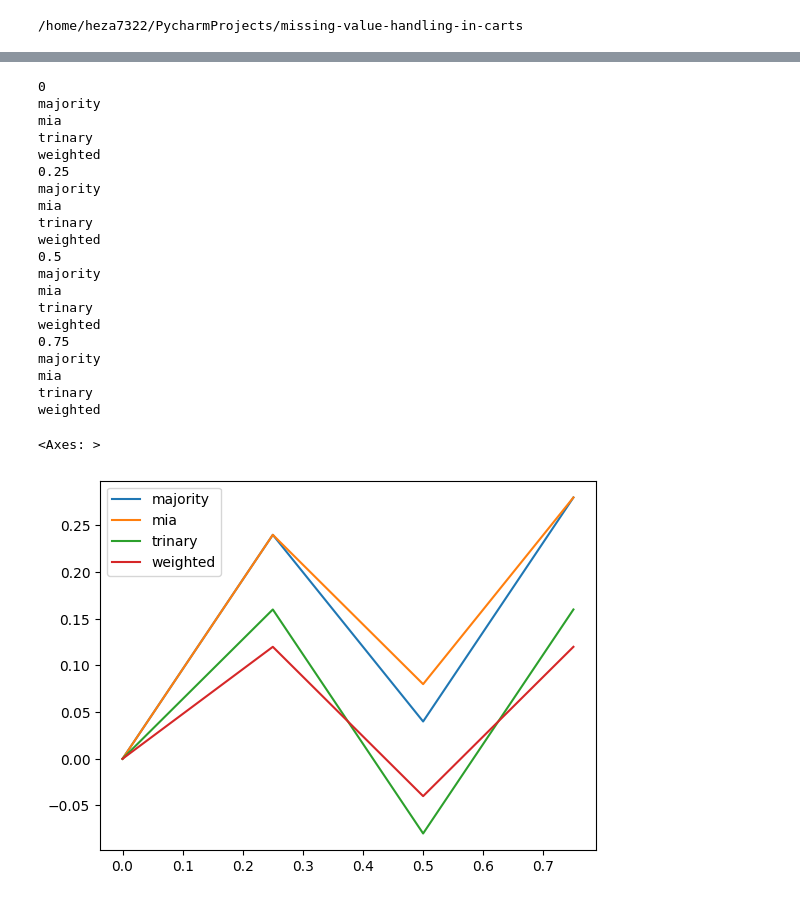
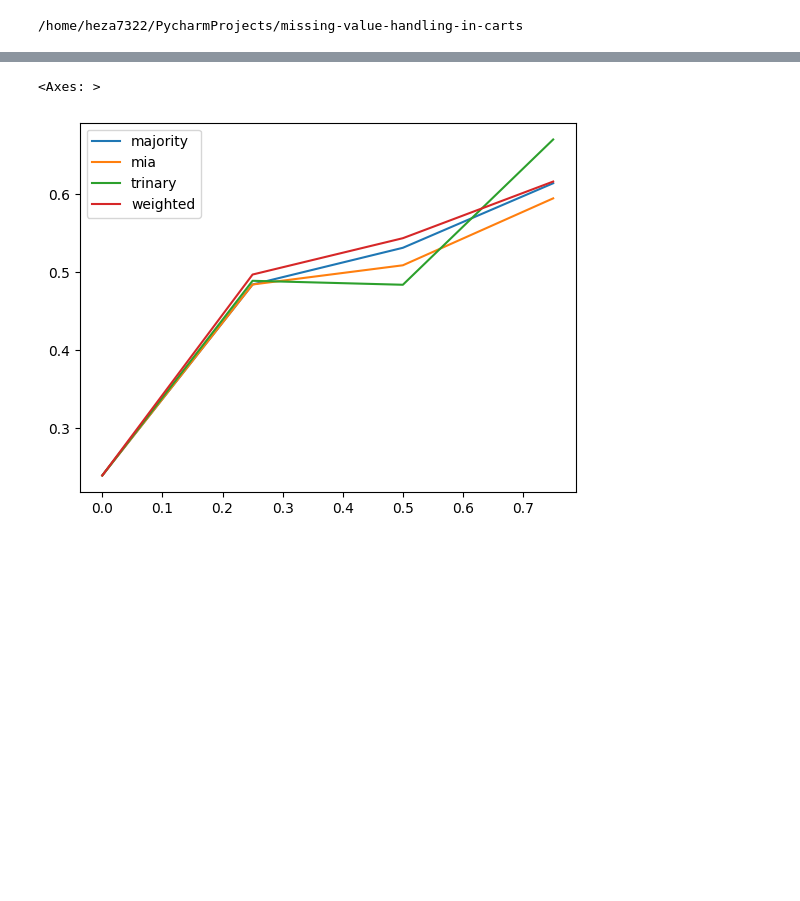
Before and after one commit to henningzakrisson/trinary-tree, a Jupyter notebook: example_notebooks/MCAR_examples_real.ipynb, the cells around one changed output, grey strips where cells are left out. Cells and saved outputs as stored; diff of their text form; code cells hidden in the pictures; blank space fills up the shorter version.

```diff
--- a/example_notebooks/MCAR_examples_real.ipynb
+++ b/example_notebooks/MCAR_examples_real.ipynb
@@ -13,6 +13,6 @@ from src.weighted_tree import WeightedTree
 from src.common.functions import get_indices, calculate_loss, fit_response
 
 data_folder = 'example_notebooks/data_cleaned/'
-file_name = 'lymphography.csv'
+file_name = 'ionosphere.csv'
 # %% [output]
 /home/heza7322/PycharmProjects/missing-value-handling-in-carts
@@ -48 +19,32 @@ dtype: object
+# %%
+# Load data
+df = pd.read_csv(data_folder+file_name,index_col = 0)
+features = [column for column in df.columns if column!='y']
+if file_name == 'zoo.csv':
+    df[df.columns[:-1]] = df[df.columns[:-1]].astype(float)
+df.reset_index(inplace = True)
+
+# Test train split
+n = len(df)
+df['test'] = False
+index_train = np.random.choice(df.index,int(n*0.2))
+df.loc[index_train,'test'] = True
+
+# Find hyperparameters
+max_depths = [1,2,3,4,5]
+min_samples_leaf = 10
+losses = pd.Series(index = max_depths, dtype = float)
+
+X_train = df.loc[~df['test'],features]
+y_train = df.loc[~df['test'],'y']
+X_test  = df.loc[df['test'],features]
+y_test  = df.loc[df['test'],'y']
+
+for max_depth in max_depths:
+    tree = BinaryTree(max_depth = max_depth, min_samples_leaf= min_samples_leaf)
+    tree.fit(X_train, y_train)
+    y_prob = tree.predict(X_test, prob = True)
+    losses.loc[max_depth] = sum([-np.log(1e-30+y_prob.loc[i,y_test[i]]) for i in y_test.index])
+
+max_depth = losses.idxmin()
 # %%
@@ -74,50 +69,29 @@ for i in range(1,len(missing_probs)):
 # %%
 # Fit trees
 results = pd.DataFrame(columns = [key for key in tree_types], index = missing_probs)
 trees = {}
 for i,missing_prob in enumerate(missing_probs):
-    print(missing_prob)
     X_train = dfs[i].loc[~dfs[i]['test'],features]
     y_train = dfs[i].loc[~dfs[i]['test'],'y']
     X_test  = dfs[i].loc[dfs[i]['test'],features]
     y_test  = dfs[i].loc[dfs[i]['test'],'y']
     trees[i] = {}
     for tree_name in tree_types:
         trees[i][tree_name] = copy.deepcopy(tree_types[tree_name])
         trees[i][tree_name].fit(X_train,y_train)
 
-        y_hat = trees[i][tree_name].predict(X_test)
         if y_test.dtype == 'object':
-            loss = (y_test!=y_hat).mean()
+            y_prob = trees[i][tree_name].predict(X_test,prob=True)
+            loss = np.mean([-np.log(1e-30+y_prob.loc[i,y_test[i]]) for i in y_test.index])
         else:
+            y_hat = trees[i][tree_name].predict(X_test)
             loss = (y_test-y_hat).pow(2).mean()
         results.loc[missing_prob,tree_name] = loss
-        print(tree_name)
 
-(results-results.loc[0]).plot()
+results.plot()
 # %% [output]
-0
-majority
-mia
-trinary
-weighted
-0.25
-majority
-mia
-trinary
-weighted
-0.5
-majority
-mia
-trinary
-weighted
-0.75
-majority
-mia
-trinary
-weighted
+<Axes: >
-<Axes: >
-[figure, old version]
+[figure, new version]
 # %%
 # Missingness of different frequencies ONLY in test data
 results = pd.DataFrame(columns = [key for key in tree_types], index = missing_probs)
```
Also changed, not shown: parts of 3 cells of this notebook.
